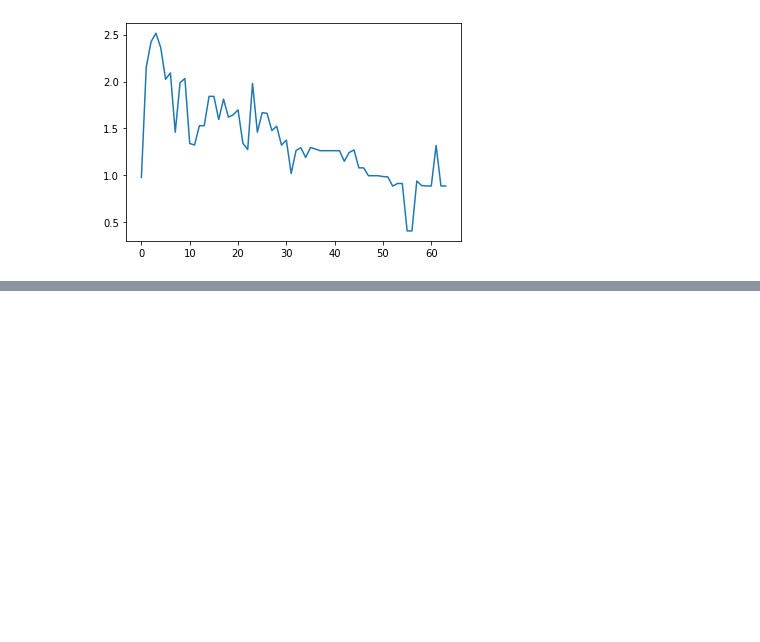
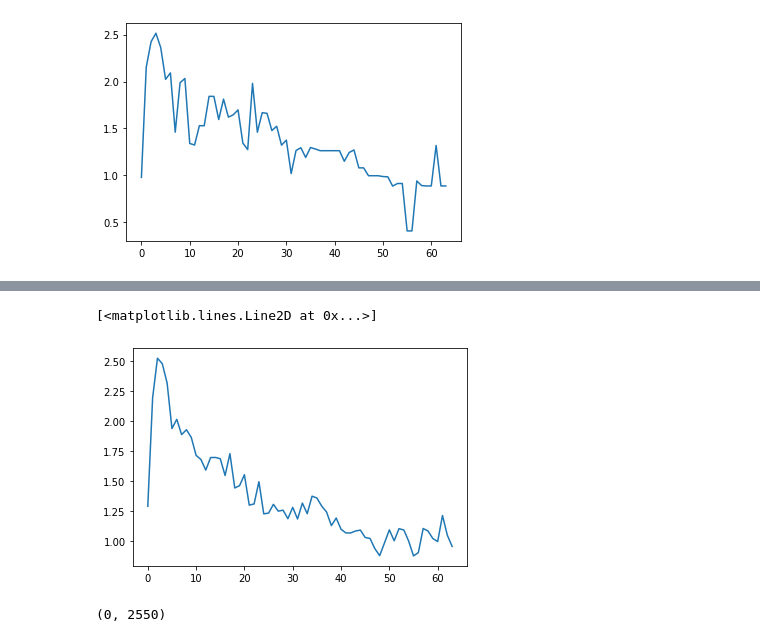
Before and after one commit to alvitawa/bigsim, a Jupyter notebook: Visualize.ipynb, the cells around one changed output, grey strips where cells are left out. Saved outputs shown, nothing was run; the diff lists cells and outputs as text; code cells hidden in the pictures; blank space fills up the shorter version.

```diff
--- a/Visualize.ipynb
+++ b/Visualize.ipynb
@@ -47,0 +77,10 @@ plt.plot(x, ssen)
+# %%
+ssen = entropy(ss.mean(axis=0), axis=1)
+plt.plot(x, ssen)
+# %% [output]
+[<matplotlib.lines.Line2D at 0x...>]
+[figure, added]
+# %%
+(stats[0].duration, stats[0].iterations)
+# %% [output]
+(0, 2550)
```
Also changed, not shown: parts of 7 cells of this notebook.
